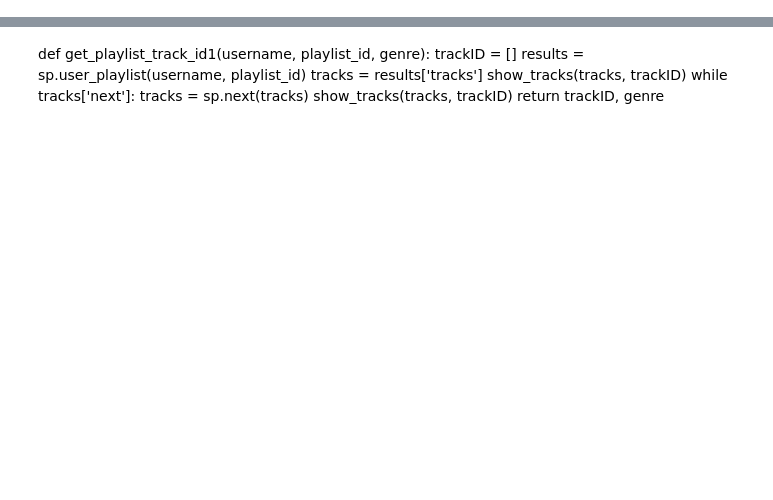
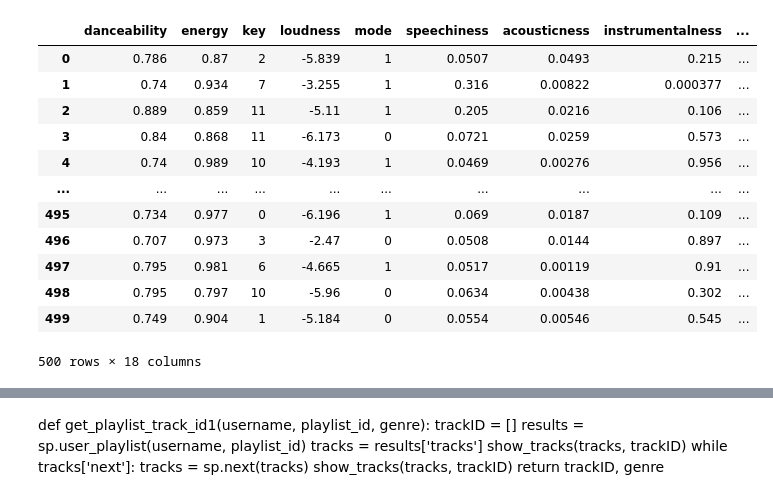
Before and after one commit to chetanpopli/subgenre-classifier, a Jupyter notebook: data_extraction.ipynb, the cells around one changed output, grey strips where cells are left out. Cells and saved outputs as stored; diff of their text form; code cells hidden in the pictures; blank space fills up the shorter version.

```diff
--- a/data_extraction.ipynb
+++ b/data_extraction.ipynb
@@ -136,7 +139,7 @@ def get_playlist_track_id(username, playlist_id):
     return trackID
 # %%
 songs_all = []
-for i in range (0, 2): #Put Length of the playlist wala list here
+for i in range (0, 93): #Put Length of the playlist wala list here
     songs = get_playlist_track_id(df['username'][i], df['playlistid'][i])
     songs_all.extend(songs)
 # %%
@@ -147,3 +148,0 @@ len(songs_all)
-# %%
-for i in range(0, 10):
-    print(sp.audio_features(tracks = songs_all[i]))
@@ -164 +182,32 @@ None
+# %%
+# WITH THIS FUNCTION, INSTEAD OF GIVING ALL 35992 SONGS TO THE LOOP AT ONCE,
+# WE GIVE IT IN SEGMENTS OF 3000-3000. THE TIME FOR THE RUNNING OF THE LOOP
+# IS AROUND 9 MINUTES
+# 500 songs takes around 1:50 minutes
+
+def song_feature_ext_initial(playlist):
+    result = pd.DataFrame()
+    for i in range(0, 500):
+        song_feat = sp.audio_features(tracks = playlist[i])
+        result = pd.concat([result, pd.Series(song_feat[0])], ignore_index=True, axis = 1)
+
+    return result.T
+# %%
+songs = song_feature_ext_initial(songs_all)
+# %%
+songs
+# %% [output]
+|  | danceability | energy | key | loudness | mode | speechiness | acousticness | instrumentalness | ... |
+| 0 | 0.786 | 0.87 | 2 | -5.839 | 1 | 0.0507 | 0.0493 | 0.215 | ... |
+| 1 | 0.74 | 0.934 | 7 | -3.255 | 1 | 0.316 | 0.00822 | 0.000377 | ... |
+| 2 | 0.889 | 0.859 | 11 | -5.11 | 1 | 0.205 | 0.0216 | 0.106 | ... |
+| 3 | 0.84 | 0.868 | 11 | -6.173 | 0 | 0.0721 | 0.0259 | 0.573 | ... |
+| 4 | 0.74 | 0.989 | 10 | -4.193 | 1 | 0.0469 | 0.00276 | 0.956 | ... |
+| ... | ... | ... | ... | ... | ... | ... | ... | ... | ... |
+| 495 | 0.734 | 0.977 | 0 | -6.196 | 1 | 0.069 | 0.0187 | 0.109 | ... |
+| 496 | 0.707 | 0.973 | 3 | -2.47 | 0 | 0.0508 | 0.0144 | 0.897 | ... |
+| 497 | 0.795 | 0.981 | 6 | -4.665 | 1 | 0.0517 | 0.00119 | 0.91 | ... |
+| 498 | 0.795 | 0.797 | 10 | -5.96 | 0 | 0.0634 | 0.00438 | 0.302 | ... |
+| 499 | 0.749 | 0.904 | 1 | -5.184 | 0 | 0.0554 | 0.00546 | 0.545 | ... |
+500 rows × 18 columns
 # %%
```
Also changed, not shown: parts of 18 cells of this notebook, 1 other file.
